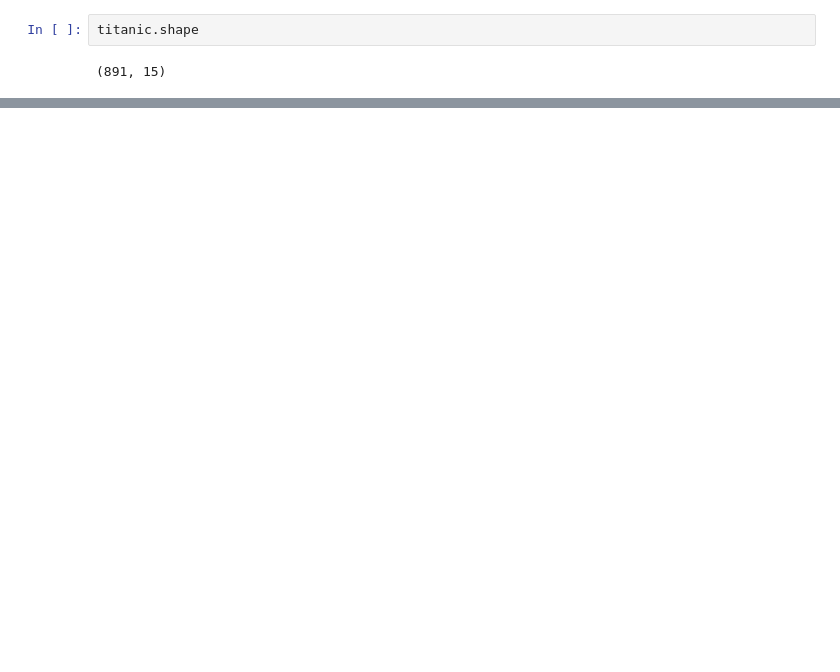
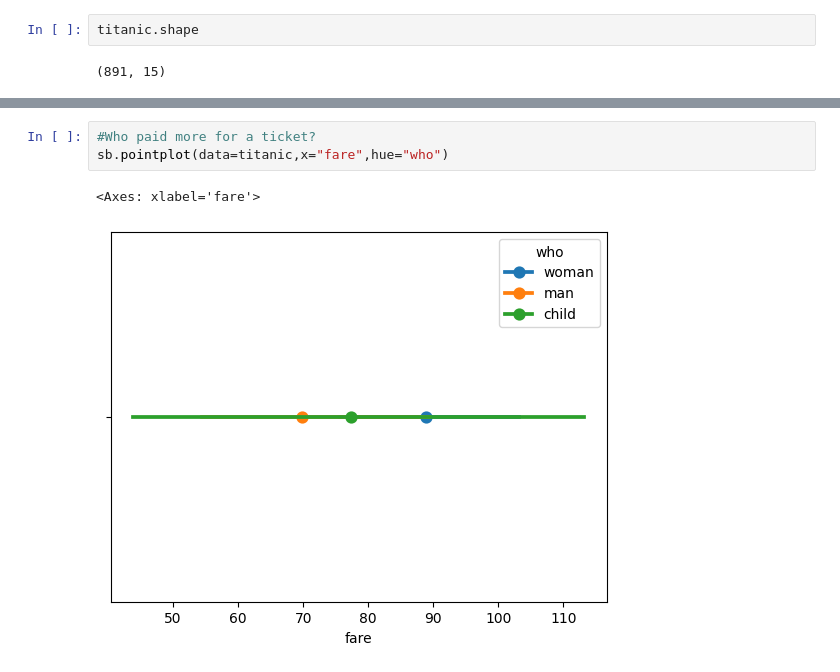
Before and after one commit to gas2345678/data_analysis-portfolio, a Jupyter notebook: Python/data_analysis_visualizations/titanic.ipynb, the cells around one changed output, grey strips where cells are left out. Cells and saved outputs as stored; diff of their text form; blank space fills up the shorter version.

```diff
--- a/Python/data_analysis_visualizations/titanic.ipynb
+++ b/Python/data_analysis_visualizations/titanic.ipynb
@@ -75,0 +88,6 @@ Text(0.5, 1.0, 'survivors of the titanic sinking')
+# %%
+#Who paid more for a ticket?
+sb.pointplot(data=titanic,x="fare",hue="who")
+# %% [output]
+<Axes: xlabel='fare'>
+[figure, added]
```
Also changed, not shown: parts of 14 cells of this notebook.
